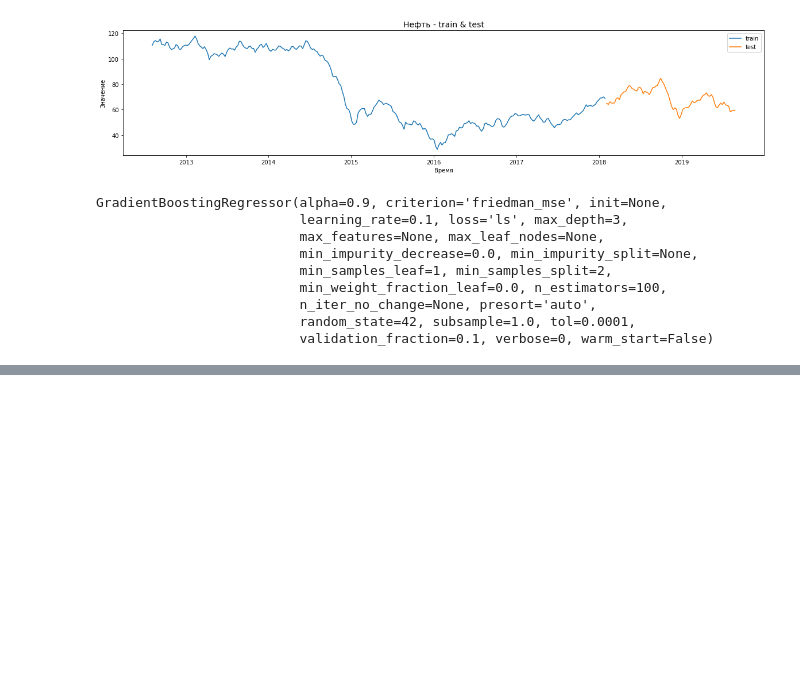
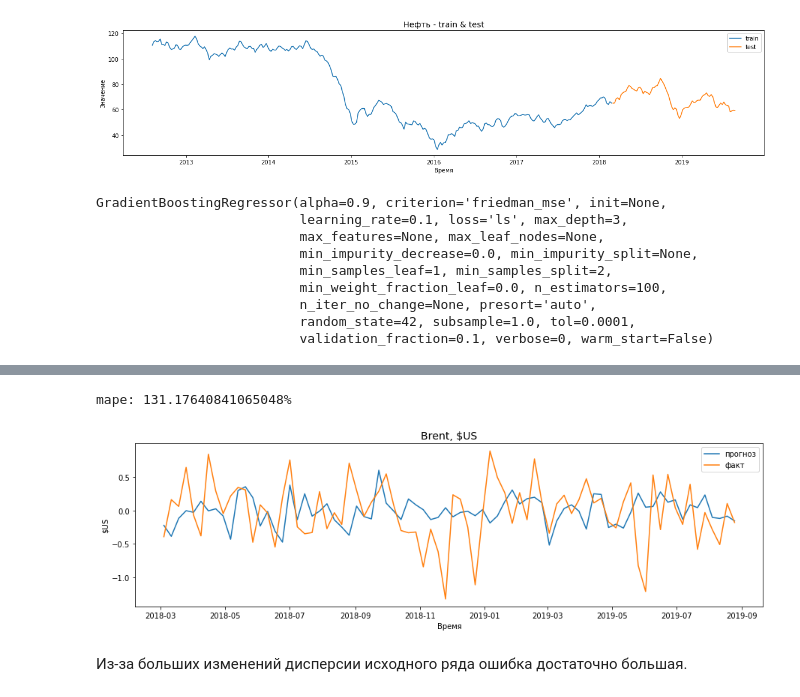
Before and after one commit to ShadarRim/gbmlforb, a Jupyter notebook: Less5HW.ipynb, the cells around one changed output, grey strips where cells are left out. Drawn from its saved outputs; the diff is of its cells as text; code cells hidden in the pictures; blank space fills up the shorter version.

```diff
--- a/Less5HW.ipynb
+++ b/Less5HW.ipynb
@@ -255,0 +238,3 @@ IndexError: index 1 is out of bounds for axis 0 with size 0
+# %%
+model_gb_d1 = GradientBoostingRegressor(max_depth=3, random_state=42, n_estimators=100)
+model_gb_d1.fit(df_train[['year', 'month', 'weekofyear', 'usd_diff_1', 'eur_diff_1']], df_train[['diff1']])
@@ -255,0 +251,16 @@ IndexError: index 1 is out of bounds for axis 0 with size 0
+# %%
+y_pred = model_gb_d1.predict(df_test[['year', 'month', 'weekofyear', 'usd_diff_1', 'eur_diff_1']])
+
+y = df_test['diff1']
+mse = mean_squared_error(y, y_pred)
+mae = mean_absolute_error(y, y_pred)
+R2 = r2_score(y, y_pred)
+mape = mean_absolute_percentage_error(y, y_pred)
+print(f'mape: {mape}%')
+
+plot_predictions(y, y_pred, df_test)
+# %% [output]
+mape: 131.17640841065048%
+[figure, added]
+# %% [markdown]
+Из-за больших изменений дисперсии исходного ряда ошибка достаточно большая.
```
Also changed, not shown: parts of 15 cells of this notebook.
